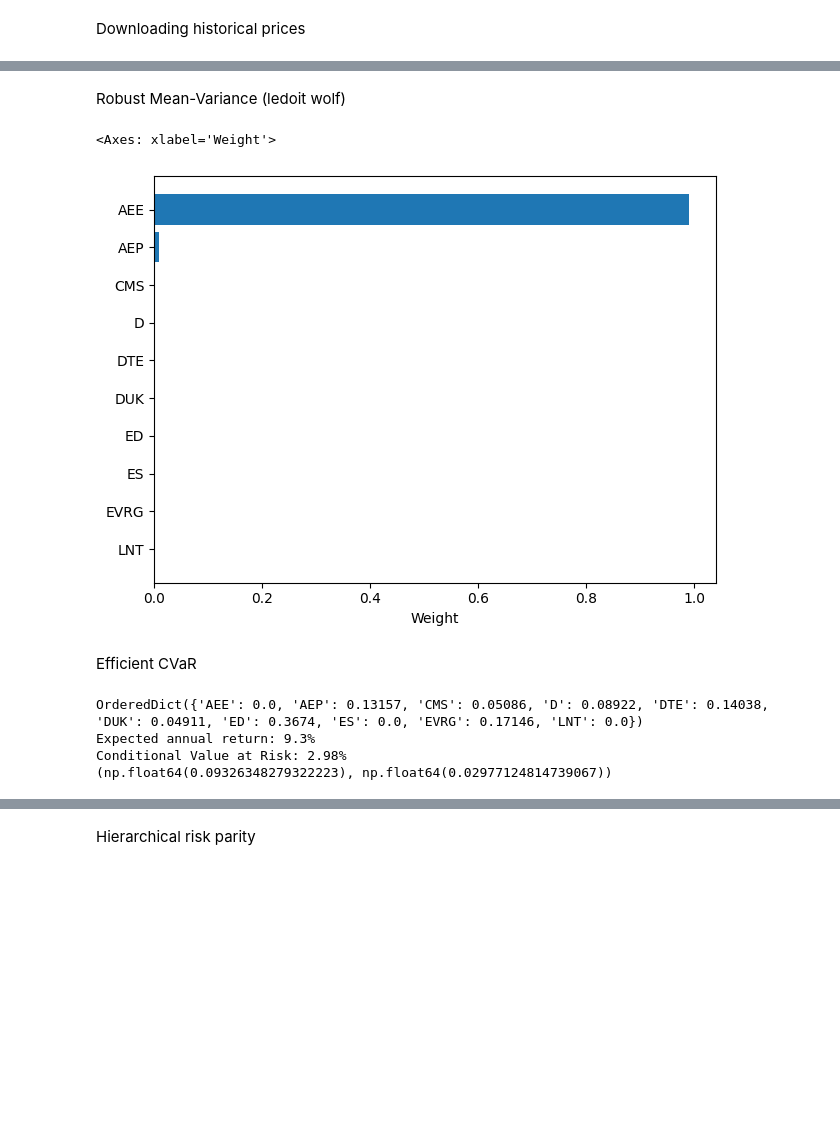
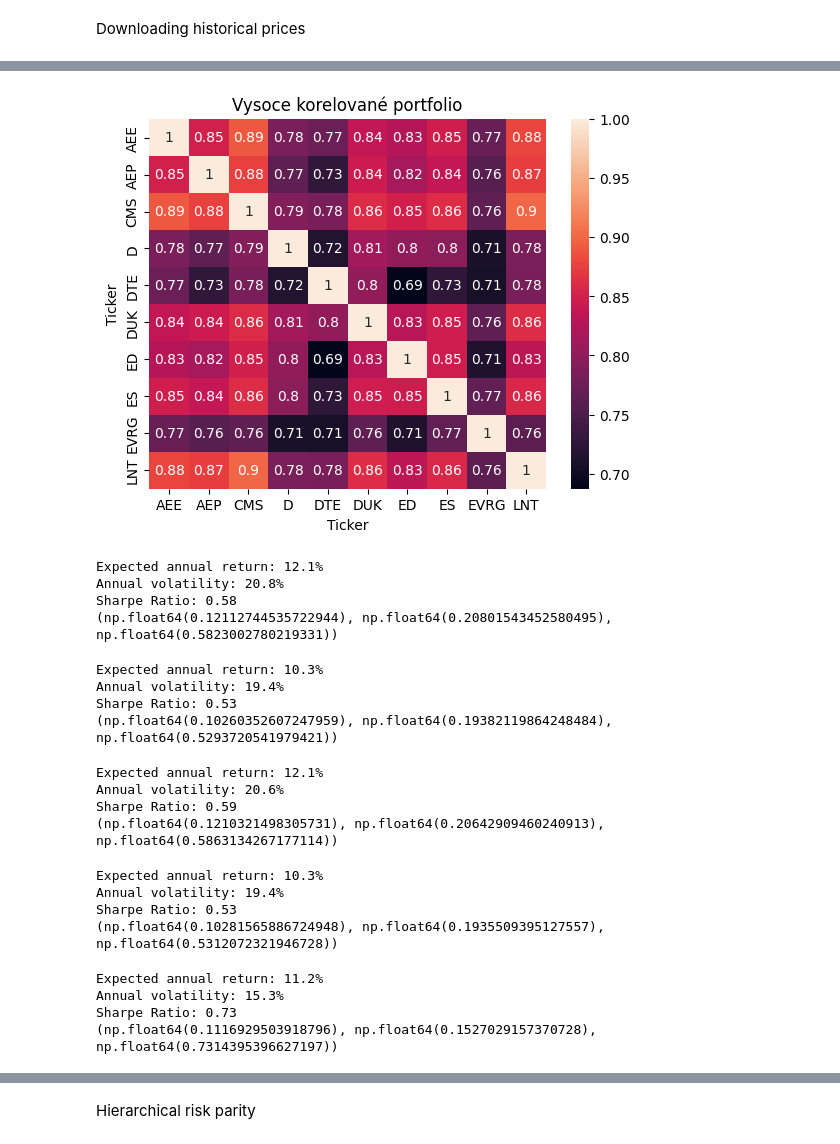
Before and after one commit to mirekbohm/masters, a Jupyter notebook: src/HighCorrelation.ipynb, the cells around one changed output, grey strips where cells are left out. Saved outputs shown, nothing was run; the diff lists cells and outputs as text; code cells hidden in the pictures; blank space fills up the shorter version.

```diff
--- a/src/HighCorrelation.ipynb
+++ b/src/HighCorrelation.ipynb
@@ -111,30 +72,47 @@ plot_weights(weights_shrink)
-# %% [markdown]
-Robust Mean-Variance (ledoit wolf)
-# %%
-mu_ledoit = expected_returns.mean_historical_return(prices_train)
-S_ledoit = CovarianceShrinkage(prices_train).ledoit_wolf('constant_correlation')
-
-ef_ledoit = EfficientFrontier(mu_ledoit, S_ledoit)
-weights_ledoit = ef_ledoit.max_sharpe()
-plot_weights(weights_ledoit)
-# %% [output]
-<Axes: xlabel='Weight'>
-[figure, removed]
-# %% [markdown]
-Efficient CVaR
-# %%
-mu_cvar = expected_returns.mean_historical_return(prices_train)
-historical_returns_cvar = expected_returns.returns_from_prices(prices_train)
-
-ef_cvar = EfficientCVaR(mu_cvar, historical_returns_cvar)
-ef_cvar.min_cvar()
-
-# We can use the same helper methods as before
-weights_cvar = ef_cvar.clean_weights()
-print(weights_cvar)
-print(ef_cvar.portfolio_performance(verbose=True))
-# %% [output]
-OrderedDict({'AEE': 0.0, 'AEP': 0.13157, 'CMS': 0.05086, 'D': 0.08922, 'DTE': 0.14038, 'DUK': 0.04911, 'ED': 0.3674, 'ES': 0.0, 'EVRG': 0.17146, 'LNT': 0.0})
-Expected annual return: 9.3%
-Conditional Value at Risk: 2.98%
-(np.float64(0.09326348279322223), np.float64(0.02977124814739067))
+# %%
+plt.Figure(figsize = (10, 10))
+sns.heatmap(returns_train.corr(), annot = True)
+plt.title("Vysoce korelované portfolio")
+plt.show()
+# %% [output]
+[figure, added]
+# %%
+weightsMVOTangent = MVOTangentPortfolio(prices = prices)
+weightsPlot(weightsMVOTangent, title = "MVO tangentní portfolio")
+# %% [output]
+Expected annual return: 12.1%
+Annual volatility: 20.8%
+Sharpe Ratio: 0.58
+(np.float64(0.12112744535722944), np.float64(0.20801543452580495), np.float64(0.5823002780219331))
+# %%
+weightsMVOTarget = MVOTargetReturn(prices = prices, target_return = 0.1)
+weightsPlot(weightsMVOTarget, title = "MVO optimální portfolio s cílovým výnosem 10% p.a.")
+# %% [output]
+Expected annual return: 10.3%
+Annual volatility: 19.4%
+Sharpe Ratio: 0.53
+(np.float64(0.10260352607247959), np.float64(0.19382119864248484), np.float64(0.5293720541979421))
+# %%
+weightsLWCorrelationTangent = MVOTangentPortfolio(prices = prices, cov_matrix_method = "ledoit_cc")
+weightsPlot(weightsLWCorrelationTangent, title = "Robustní MVO tangentní portfolio")
+# %% [output]
+Expected annual return: 12.1%
+Annual volatility: 20.6%
+Sharpe Ratio: 0.59
+(np.float64(0.1210321498305731), np.float64(0.20642909460240913), np.float64(0.5863134267177114))
+# %%
+weightsLWCorrelationTarget = MVOTargetReturn(prices = prices, target_return = 0.1, cov_matrix_method = "ledoit_cc")
+weightsPlot(weightsLWCorrelationTarget, title = "Robustní MVO portfolio s cílovým výnosem 10% p.a.")
+# %% [output]
+Expected annual return: 10.3%
+Annual volatility: 19.4%
+Sharpe Ratio: 0.53
+(np.float64(0.10281565886724948), np.float64(0.1935509395127557), np.float64(0.5312072321946728))
+# %%
+weightsCustomDeltaTangent = RobustLedoitWolfCustomDeltaMaxSharpe(prices = prices, custom_delta = 0.5)
+weightsPlot(weightsCustomDeltaTangent, title = "Robustní tangentní portfolio s deltou 0.5")
+# %% [output]
+Expected annual return: 11.2%
+Annual volatility: 15.3%
+Sharpe Ratio: 0.73
+(np.float64(0.1116929503918796), np.float64(0.1527029157370728), np.float64(0.7314395396627197))
```
Also changed, not shown: parts of 38 cells of this notebook, 2 other files.
